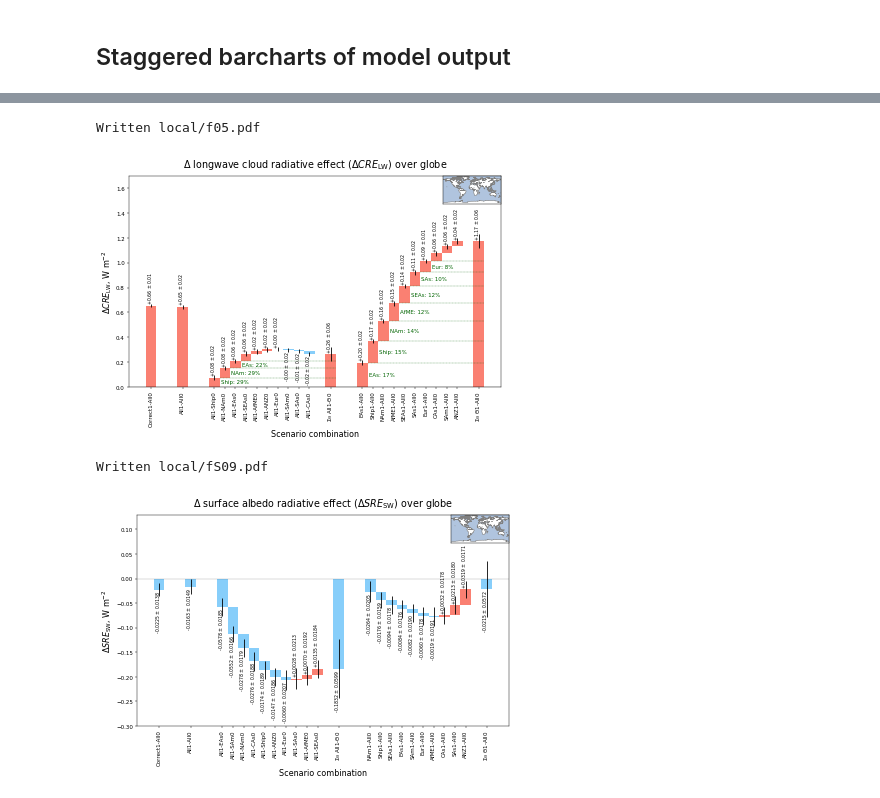
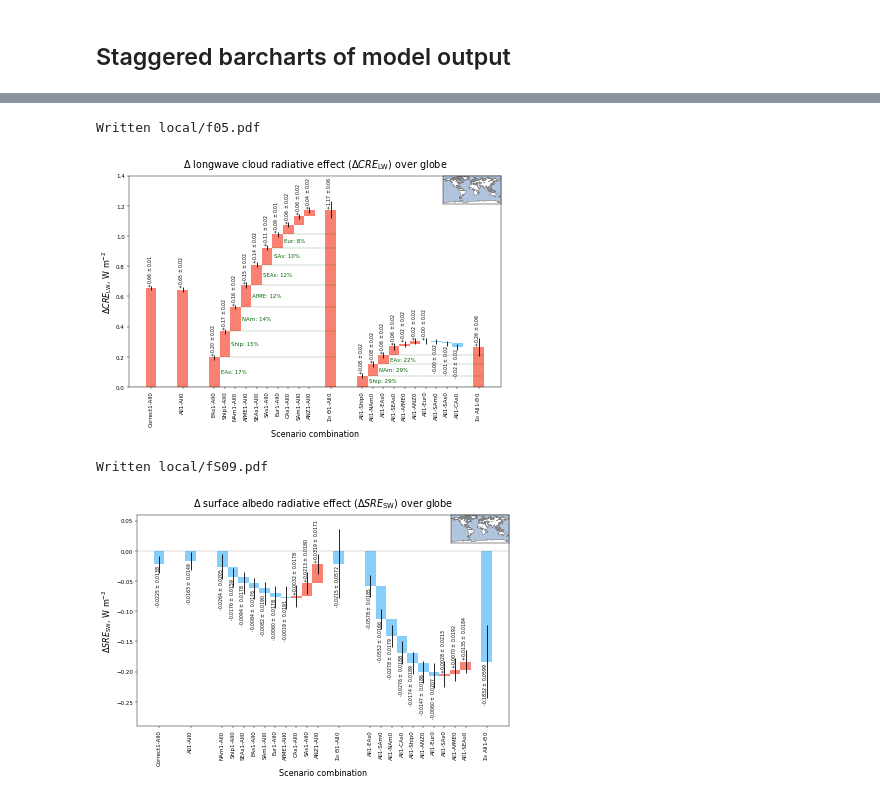
Before and after one commit to grandey/draft2017a-region-rfp, a Jupyter notebook: figures_draft2017a.ipynb, the cells around one changed output, grey strips where cells are left out. Saved outputs shown, nothing was run; the diff lists cells and outputs as text; code cells hidden in the pictures.

Commit message:
figures_draft2017a.ipynb: changing order of bars
Also adding info about dependencies and data requirements.

```diff
--- a/figures_draft2017a.ipynb
+++ b/figures_draft2017a.ipynb
@@ -597,6 +597,7 @@ def staggered_barcharts(variable='SWCF_d1', region='EAs',
                         ylim=None,
                         n_contributors='auto',
                         map_insert=True,
+                        correct1_bar=True,
                         file_prefix=None):
     # Set up plot
     fig, ax = plt.subplots(figsize=(12, 7))
@@ -604,6 +605,9 @@ def staggered_barcharts(variable='SWCF_d1', region='EAs',
     bars_df = diff_df[(regional_df['variable'] == variable) & (diff_df['region'] == region)]
     # Delete repeat of All1-All0
     bars_df = bars_df[(bars_df['scenario_name'] != 'All0') | (bars_df['ref_name'] != 'All1')]
+    # Delete Correct1-All0?
+    if not correct1_bar:
+        bars_df = bars_df[(bars_df['scenario_name'] != 'Correct1')]
     # Identify whether values generally positive or negative - used for sorting data etc
     if bars_df['mean_diff'].mean() > 0:
         pos_or_neg = 1
@@ -614,14 +618,16 @@ def staggered_barcharts(variable='SWCF_d1', region='EAs',
     bars_df = bars_df.set_index('scenario_diff')
     # Add 'bottom' column and 'x' position column, both initialised as NaNs
     bars_df = bars_df.assign(bottom=np.nan, x=np.nan)
-    # x position and bottom for first two bars
-    bars_df.loc['Correct1-All0', 'x'] = 0  # 1st bar
-    bars_df.loc['Correct1-All0', 'bottom'] = 0
-    bars_df.loc['All1-All0', 'x'] = 3  # 2nd bar
+    # x position and bottom for first one or two bars
+    if correct1_bar:
+        bars_df.loc['Correct1-All0', 'x'] = 0
+        bars_df.loc['Correct1-All0', 'bottom'] = 0
+    bars_df.loc['All1-All0', 'x'] = 3
     bars_df.loc['All1-All0', 'bottom'] = 0
     # 1st set of staggered bars
-    order1 = (bars_df[(bars_df['ref_name'] == 'All1') &  # order All1-<Source>0 by mean_diff
-                      (bars_df['scenario_name'] != 'All0')].
+    order1 = (bars_df[(bars_df['ref_name'] == 'All0') &  # order <Source>1-All0 by mean_diff
+                      (bars_df['scenario_name'] != 'All1') &
+                      (bars_df['scenario_name'] != 'Correct1')].
               sort_values(by='mean_diff', ascending=(pos_or_neg < 0)).index)
     bars_df.loc[order1, 'x'] = np.arange(len(order1)) + max(bars_df['x']) + 3
     for i in (range(len(order1))):
@@ -635,11 +641,10 @@ def staggered_barcharts(variable='SWCF_d1', region='EAs',
     combined_error = np.sqrt((bars_df.loc[order1, 'combined_error']**2).sum())
     bars_df = bars_df.append(pd.Series({'mean_diff': mean_diff, 'combined_error': combined_error,
                                         'x': max(bars_df['x'])+2, 'bottom': 0},
-                                       name=r'$\Sigma_{\Theta}$ All1-$\Theta$0'))
+                                       name=r'$\Sigma_{\Theta}$ $\Theta$1-All0'))
     # 2nd set of staggered bars
-    order2 = (bars_df[(bars_df['ref_name'] == 'All0') &  # order <Source>1-All0 by mean_diff
-                      (bars_df['scenario_name'] != 'All1') &
-                      (bars_df['scenario_name'] != 'Correct1')].
+    order2 = (bars_df[(bars_df['ref_name'] == 'All1') &  # order All1-<Source>0 by mean_diff
+                      (bars_df['scenario_name'] != 'All0')].
               sort_values(by='mean_diff', ascending=(pos_or_neg < 0)).index)
     bars_df.loc[order2, 'x'] = np.arange(len(order2)) + max(bars_df['x']) + 3
     for i in (range(len(order2))):
@@ -653,7 +658,7 @@ def staggered_barcharts(variable='SWCF_d1', region='EAs',
     combined_error = np.sqrt((bars_df.loc[order2, 'combined_error']**2).sum())
     bars_df = bars_df.append(pd.Series({'mean_diff': mean_diff, 'combined_error': combined_error,
                                         'x': max(bars_df['x'])+2, 'bottom': 0},
-                                       name=r'$\Sigma_{\Theta}$ $\Theta$1-All0'))
+                                       name=r'$\Sigma_{\Theta}$ All1-$\Theta$0'))
     # Add colour based on whether -ve or +ve
     bars_df = bars_df.assign(color='salmon')  # assume all +ve
     w_neg = bars_df[bars_df['mean_diff'] < 0].index
@@ -690,9 +695,9 @@ def staggered_barcharts(variable='SWCF_d1', region='EAs',
         ax.text(bars_df.loc[scenario, 'x']-0.5, bars_df.loc[scenario, ['bottom', 'mean_diff']].sum(), text,
                 rotation=90, verticalalignment=verticalalignment, fontsize='small')
     # Annotate combined bars with largest contributing sources
-    for scenario, order, ref_name in zip([r'$\Sigma_{\Theta}$ All1-$\Theta$0',
-                                          r'$\Sigma_{\Theta}$ $\Theta$1-All0'],
-                                         [order1, order2], ['All1', 'All0']):
+    for scenario, order, ref_name in zip([r'$\Sigma_{\Theta}$ $\Theta$1-All0',
+                                          r'$\Sigma_{\Theta}$ All1-$\Theta$0',],
+                                         [order1, order2], ['All0', 'All1']):
         if n_contributors == 'auto':
             n = 0
             perc_sum = 0  # % contribution accounted for so far
@@ -838,24 +843,24 @@ Written local/f04.pdf
 # Global LW CRE
 staggered_barcharts(variable='LWCF', region='Globe',
                     text_format=r' {:+.2f} $\pm$ {:.2f} ',
-                    ylim=[0, 1.7],
+                    ylim=[0, 1.4],
                     n_contributors='auto',
                     file_prefix='f{:02}'.format(figure_counter))
 figure_counter += 1
 # %% [output]
 Written local/f05.pdf
-[figure, old version]
+[figure, new version]
 # %%
 # Global SRE - supp figure
 staggered_barcharts(variable='FSNTOAC_d1', region='Globe',
                     text_format=r' {:+.4f} $\pm$ {:.4f} ',
-                    ylim=[-0.3, 0.13],
+                    ylim=[-0.29, 0.06],
                     n_contributors=0,
                     file_prefix='fS{:02}'.format(supp_figure_counter))
 supp_figure_counter += 1
 # %% [output]
 Written local/fS09.pdf
-[figure, old version]
+[figure, new version]
 # %%
 # Global net ERF
 staggered_barcharts(variable='FSNTOA+LWCF', region='Globe',
```
Also changed, not shown: parts of 20 cells of this notebook.
